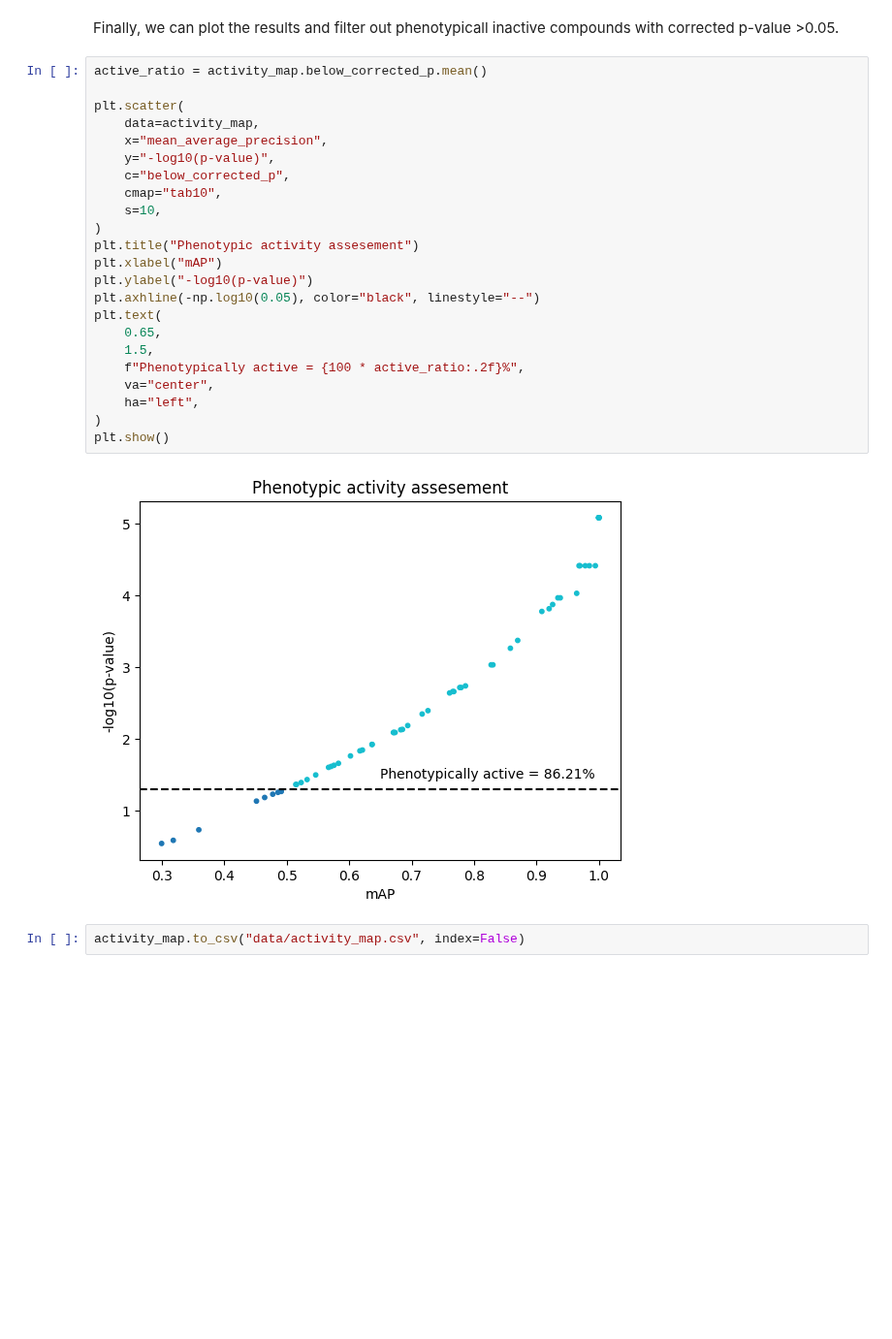
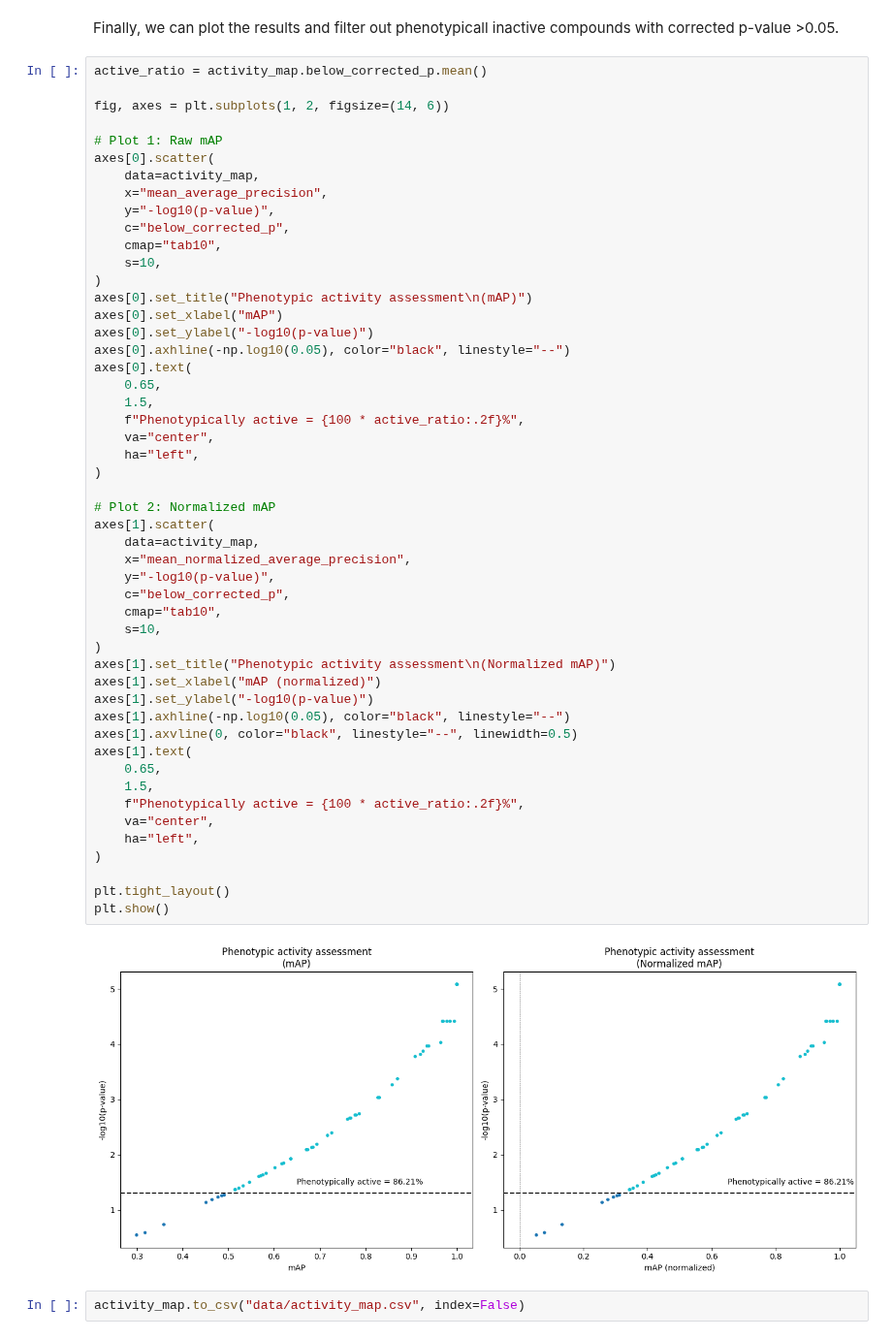
Before and after one commit to cytomining/copairs, a Jupyter notebook: docs/examples/phenotypic_activity.ipynb, the cells around one changed output. Shown at 97% size. Cells and saved outputs as stored; diff of their text form; blank space fills up the shorter version.

Commit message:
docs: add normalized scores to phenotypic activity notebook

```diff
--- a/docs/examples/phenotypic_activity.ipynb
+++ b/docs/examples/phenotypic_activity.ipynb
@@ -193,27 +264,54 @@ Finally, we can plot the results and filter out phenotypicall inactive compounds
 # %%
 active_ratio = activity_map.below_corrected_p.mean()
 
-plt.scatter(
+fig, axes = plt.subplots(1, 2, figsize=(14, 6))
+
+# Plot 1: Raw mAP
+axes[0].scatter(
     data=activity_map,
     x="mean_average_precision",
     y="-log10(p-value)",
     c="below_corrected_p",
     cmap="tab10",
     s=10,
 )
-plt.title("Phenotypic activity assesement")
-plt.xlabel("mAP")
-plt.ylabel("-log10(p-value)")
-plt.axhline(-np.log10(0.05), color="black", linestyle="--")
-plt.text(
+axes[0].set_title("Phenotypic activity assessment\n(mAP)")
+axes[0].set_xlabel("mAP")
+axes[0].set_ylabel("-log10(p-value)")
+axes[0].axhline(-np.log10(0.05), color="black", linestyle="--")
+axes[0].text(
     0.65,
     1.5,
     f"Phenotypically active = {100 * active_ratio:.2f}%",
     va="center",
     ha="left",
 )
+
+# Plot 2: Normalized mAP
+axes[1].scatter(
+    data=activity_map,
+    x="mean_normalized_average_precision",
+    y="-log10(p-value)",
+    c="below_corrected_p",
+    cmap="tab10",
+    s=10,
+)
+axes[1].set_title("Phenotypic activity assessment\n(Normalized mAP)")
+axes[1].set_xlabel("mAP (normalized)")
+axes[1].set_ylabel("-log10(p-value)")
+axes[1].axhline(-np.log10(0.05), color="black", linestyle="--")
+axes[1].axvline(0, color="black", linestyle="--", linewidth=0.5)
+axes[1].text(
+    0.65,
+    1.5,
+    f"Phenotypically active = {100 * active_ratio:.2f}%",
+    va="center",
+    ha="left",
+)
+
+plt.tight_layout()
 plt.show()
 # %% [output]
-[figure, old version]
+[figure, new version]
 # %%
 activity_map.to_csv("data/activity_map.csv", index=False)
```
Also changed, not shown: parts of 8 cells of this notebook, 4 other files.
